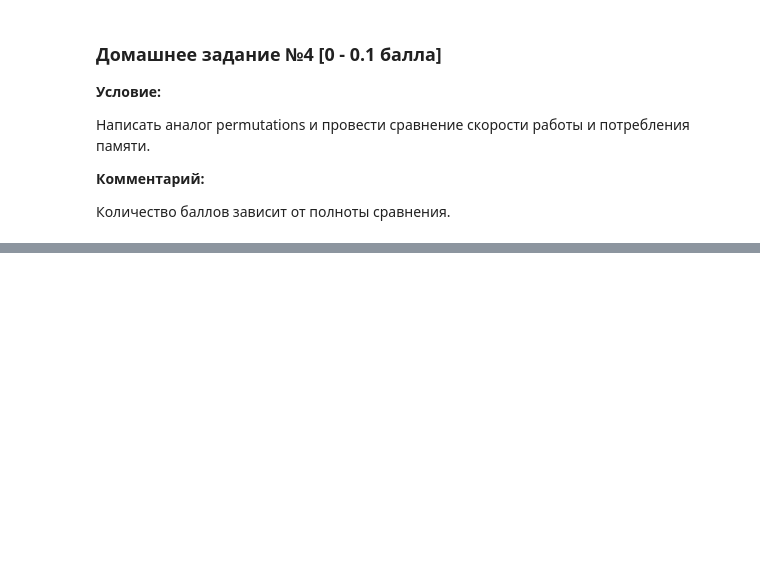
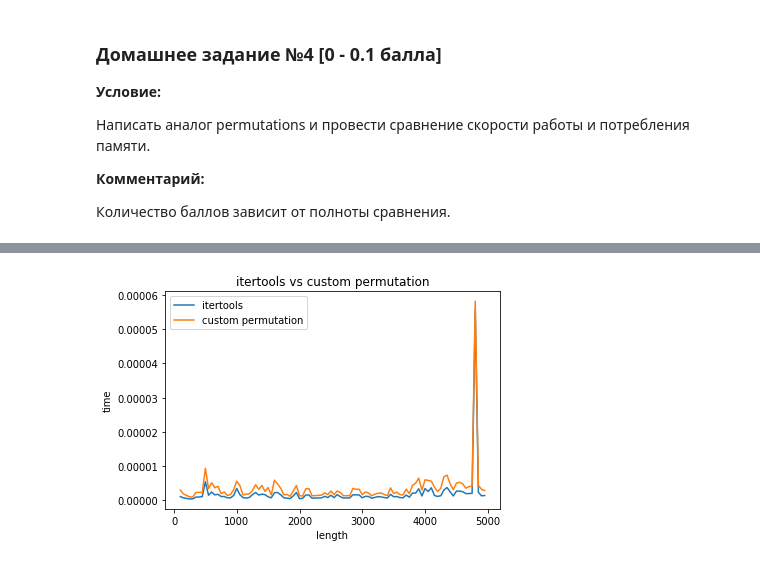
Before and after one commit to MarkLyubimov/advanced_python_2019, a Jupyter notebook: hw_1.ipynb, the cells around one changed output, grey strips where cells are left out. Cells and saved outputs as stored; diff of their text form; code cells hidden in the pictures; blank space fills up the shorter version.

```diff
--- a/hw_1.ipynb
+++ b/hw_1.ipynb
@@ -372,0 +377,8 @@ def my_permutation(arr):
+# %%
+import sys
+from itertools import permutations
+
+lst = ['a', 'b', 'c', 'd', 'e', 'f']
+
+perm1 = permutations(lst)
+perm2 = my_permutation(lst)
@@ -372,0 +400,34 @@ def my_permutation(arr):
+# %%
+def comparison_permutations():
+
+    np.random.seed(42)
+
+    list_time_1, list_time_2 = [], []
+
+    list_lenght = [x for x in range(100, 5000, 50)]
+
+    for lenght in tqdm(list_lenght):
+        curr_sample_time_perm_1 = []
+        curr_sample_time_perm_2 = []
+        for sampling in range(50):
+            l = [x for x in range(lenght)]
+            start_time = time.time()
+            perm1 = permutations(lst)
+            curr_sample_time_perm_1.append(time.time() - start_time)
+            start_time - time.time()
+            perm2 = my_permutations(lst)
+            curr_sample_time_perm_2.append(time.time() - start_time)
+        list_time_1.append(sum(curr_sample_time_perm_1) / len(curr_sample_time_perm_1))
+        list_time_2.append(sum(curr_sample_time_perm_2) / len(curr_sample_time_perm_2))
+
+
+    plt.plot(list_lenght, list_time_1, label='itertools')
+    plt.plot(list_lenght, list_time_2, label='custom permutation')
+    plt.legend()
+    plt.xlabel('length')
+    plt.ylabel('time')
+    plt.title('itertools vs custom permutation')
+    plt.show()
+# %%
+comparison_permutations()
+# %% [output]
@@ -372,0 +435 @@ def my_permutation(arr):
+[figure, added]
```
Also changed, not shown: parts of 11 cells of this notebook.
